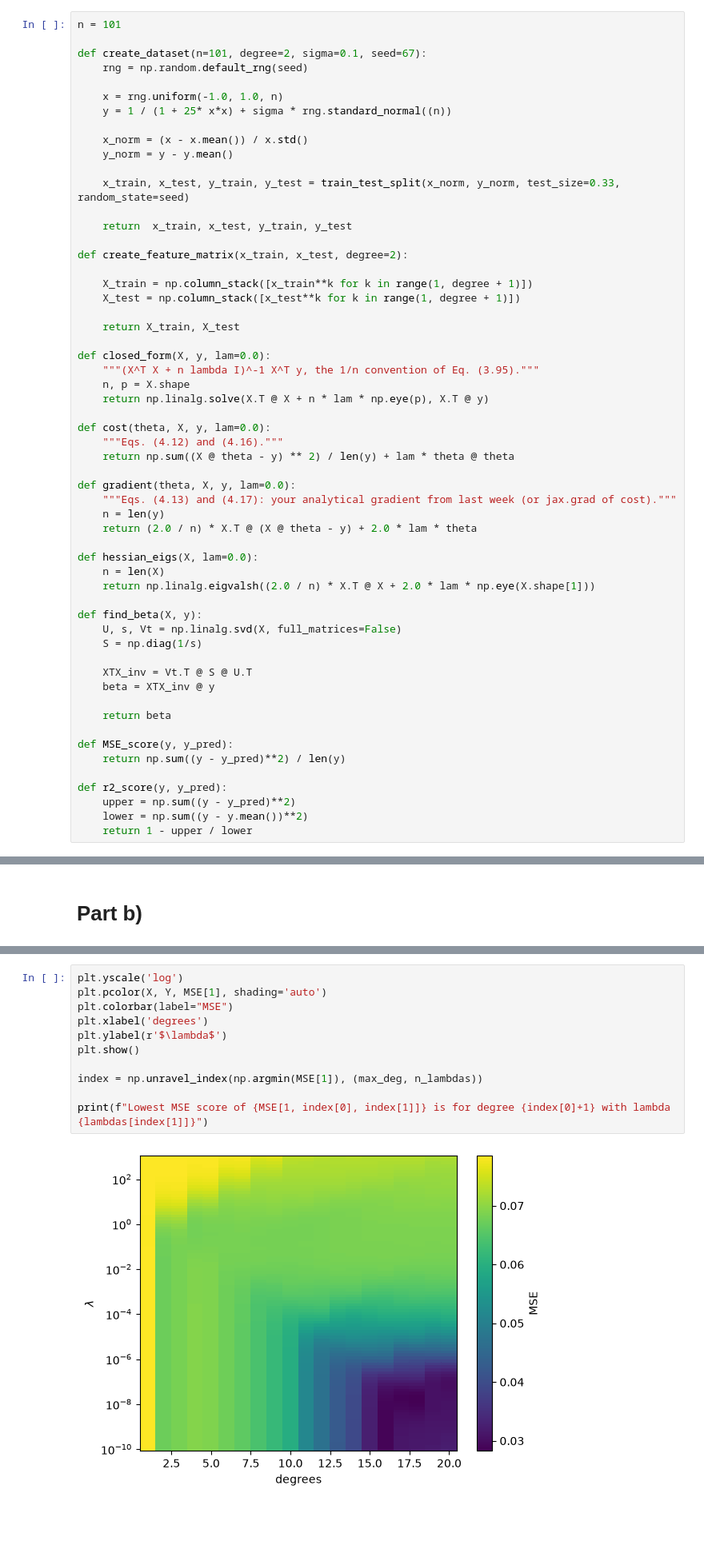
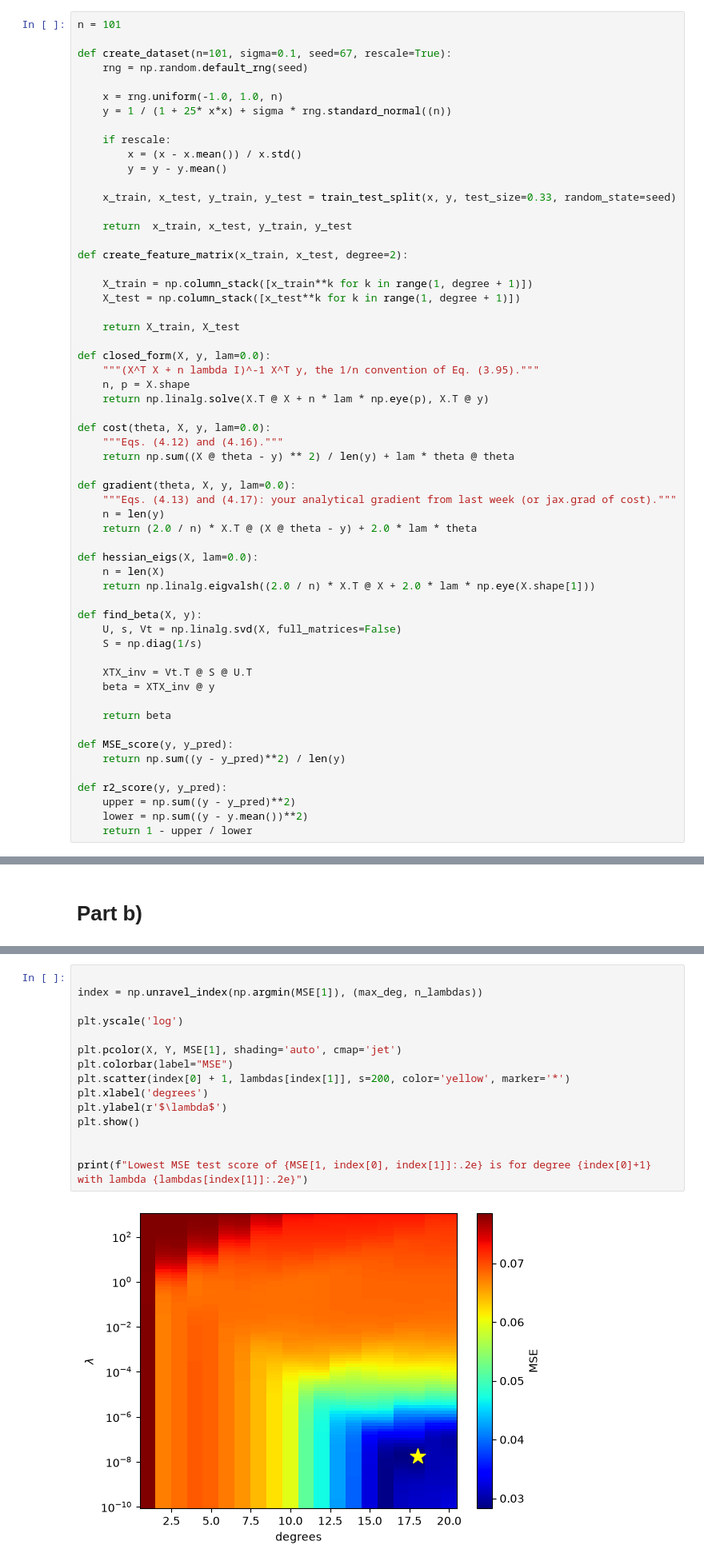
Before and after one commit to art-is-0/FYS-STK4155, a Jupyter notebook: Project1/Project1.ipynb, the cells around one changed output, grey strips where cells are left out. Shown at 80% size. Cells and saved outputs as stored; diff of their text form; blank space fills up the shorter version.

```diff
--- a/Project1/Project1.ipynb
+++ b/Project1/Project1.ipynb
@@ -9,16 +9,17 @@ from sklearn.model_selection import train_test_split
 # %%
 n = 101
 
-def create_dataset(n=101, degree=2, sigma=0.1, seed=67):
+def create_dataset(n=101, sigma=0.1, seed=67, rescale=True):
     rng = np.random.default_rng(seed)
 
     x = rng.uniform(-1.0, 1.0, n)
     y = 1 / (1 + 25* x*x) + sigma * rng.standard_normal((n))
 
-    x_norm = (x - x.mean()) / x.std()
-    y_norm = y - y.mean()
+    if rescale:
+        x = (x - x.mean()) / x.std()
+        y = y - y.mean()
 
-    x_train, x_test, y_train, y_test = train_test_split(x_norm, y_norm, test_size=0.33, random_state=seed)
+    x_train, x_test, y_train, y_test = train_test_split(x, y, test_size=0.33, random_state=seed)
 
     return  x_train, x_test, y_train, y_test
 
@@ -147,13 +148,17 @@ plt.show()
 # %%
+
+index = np.unravel_index(np.argmin(MSE[1]), (max_deg, n_lambdas))
+
 plt.yscale('log')
-plt.pcolor(X, Y, MSE[1], shading='auto')
+
+plt.pcolor(X, Y, MSE[1], shading='auto', cmap='jet')
 plt.colorbar(label="MSE")
+plt.scatter(index[0] + 1, lambdas[index[1]], s=200, color='yellow', marker='*')
 plt.xlabel('degrees')
 plt.ylabel(r'$\lambda$')
 plt.show()
 
-index = np.unravel_index(np.argmin(MSE[1]), (max_deg, n_lambdas))
 
-print(f"Lowest MSE score of {MSE[1, index[0], index[1]]} is for degree {index[0]+1} with lambda {lambdas[index[1]]}")
+print(f"Lowest MSE test score of {MSE[1, index[0], index[1]]:.2e} is for degree {index[0]+1} with lambda {lambdas[index[1]]:.2e}")
 # %% [output]
-[figure, old version]
+[figure, new version]
```
Also changed, not shown: parts of 7 cells of this notebook.
